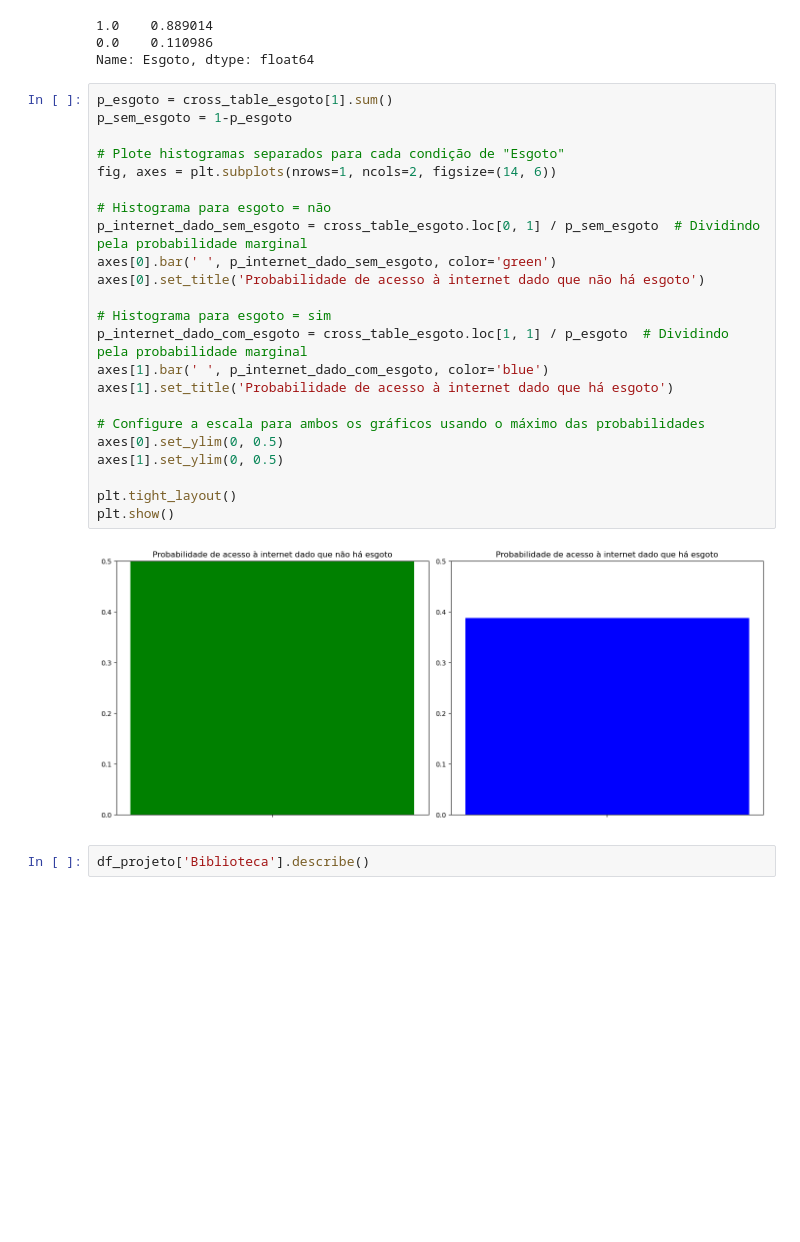
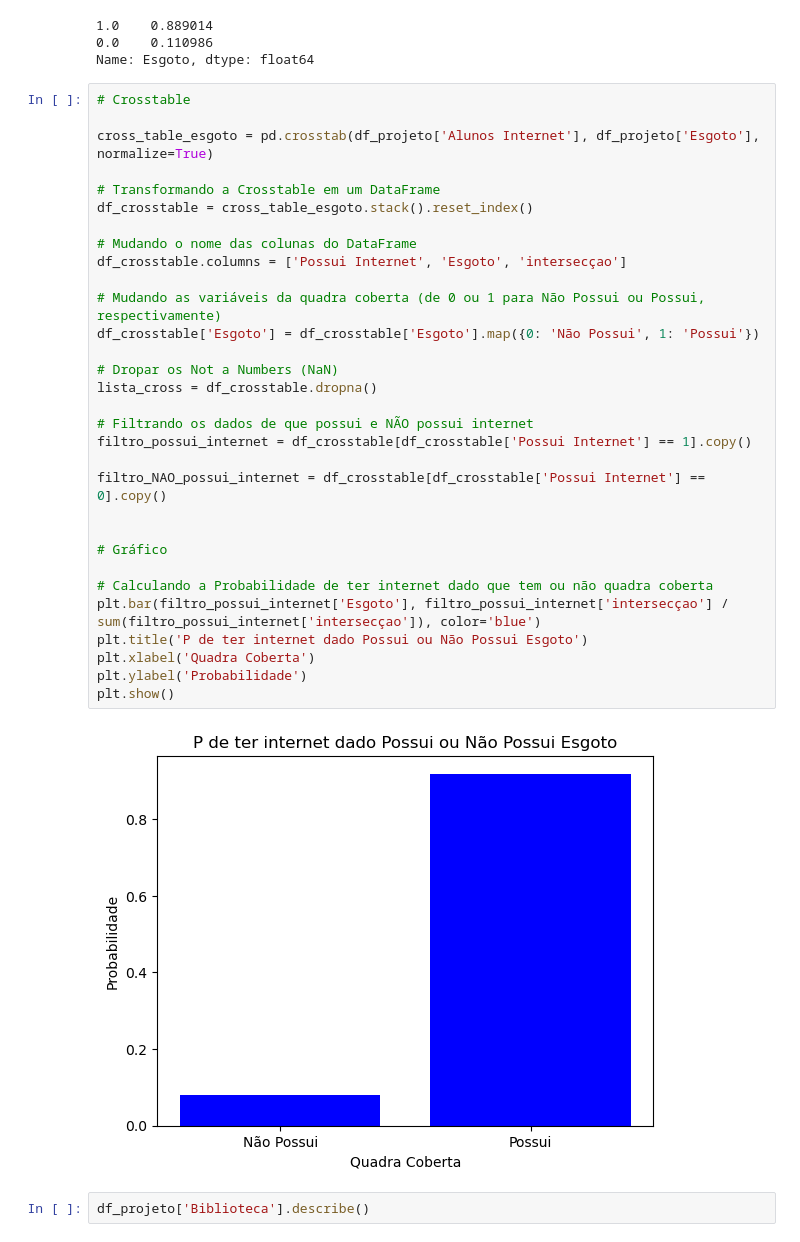
Before and after one commit to joaolindenberg/P2_CEDA2, a Jupyter notebook: main.ipynb, the cells around one changed output. Cells and saved outputs as stored; diff of their text form; blank space fills up the shorter version.

```diff
--- a/main.ipynb
+++ b/main.ipynb
@@ -338,31 +338,39 @@ df_projeto['Esgoto'].value_counts(normalize=True)
 1.0    0.889014
 0.0    0.110986
 Name: Esgoto, dtype: float64
-# %%
-p_esgoto = cross_table_esgoto[1].sum()
-p_sem_esgoto = 1-p_esgoto
-
-# Plote histogramas separados para cada condição de "Esgoto"
-fig, axes = plt.subplots(nrows=1, ncols=2, figsize=(14, 6))
-
-# Histograma para esgoto = não
-p_internet_dado_sem_esgoto = cross_table_esgoto.loc[0, 1] / p_sem_esgoto  # Dividindo pela probabilidade marginal
-axes[0].bar(' ', p_internet_dado_sem_esgoto, color='green')
-axes[0].set_title('Probabilidade de acesso à internet dado que não há esgoto')
-
-# Histograma para esgoto = sim
-p_internet_dado_com_esgoto = cross_table_esgoto.loc[1, 1] / p_esgoto  # Dividindo pela probabilidade marginal
-axes[1].bar(' ', p_internet_dado_com_esgoto, color='blue')
-axes[1].set_title('Probabilidade de acesso à internet dado que há esgoto')
-
-# Configure a escala para ambos os gráficos usando o máximo das probabilidades
-axes[0].set_ylim(0, 0.5)
-axes[1].set_ylim(0, 0.5)
-
-plt.tight_layout()
-plt.show()
-# %% [output]
-[figure, removed]
+# %%
+# Crosstable
+
+cross_table_esgoto = pd.crosstab(df_projeto['Alunos Internet'], df_projeto['Esgoto'], normalize=True)
+
+# Transformando a Crosstable em um DataFrame
+df_crosstable = cross_table_esgoto.stack().reset_index()
+
+# Mudando o nome das colunas do DataFrame
+df_crosstable.columns = ['Possui Internet', 'Esgoto', 'intersecçao']
+
+# Mudando as variáveis da quadra coberta (de 0 ou 1 para Não Possui ou Possui, respectivamente)
+df_crosstable['Esgoto'] = df_crosstable['Esgoto'].map({0: 'Não Possui', 1: 'Possui'})
+
+# Dropar os Not a Numbers (NaN)
+lista_cross = df_crosstable.dropna()
+
+# Filtrando os dados de que possui e NÃO possui internet
+filtro_possui_internet = df_crosstable[df_crosstable['Possui Internet'] == 1].copy()
+
+filtro_NAO_possui_internet = df_crosstable[df_crosstable['Possui Internet'] == 0].copy()
+
+
+# Gráfico
+
+# Calculando a Probabilidade de ter internet dado que tem ou não quadra coberta
+plt.bar(filtro_possui_internet['Esgoto'], filtro_possui_internet['intersecçao'] / sum(filtro_possui_internet['intersecçao']), color='blue')
+plt.title('P de ter internet dado Possui ou Não Possui Esgoto')
+plt.xlabel('Quadra Coberta')
+plt.ylabel('Probabilidade')
+plt.show()
+# %% [output]
+[figure, added]
 # %%
 df_projeto['Biblioteca'].describe()
 # %% [output]
```
Also changed, not shown: parts of 3 cells of this notebook.
